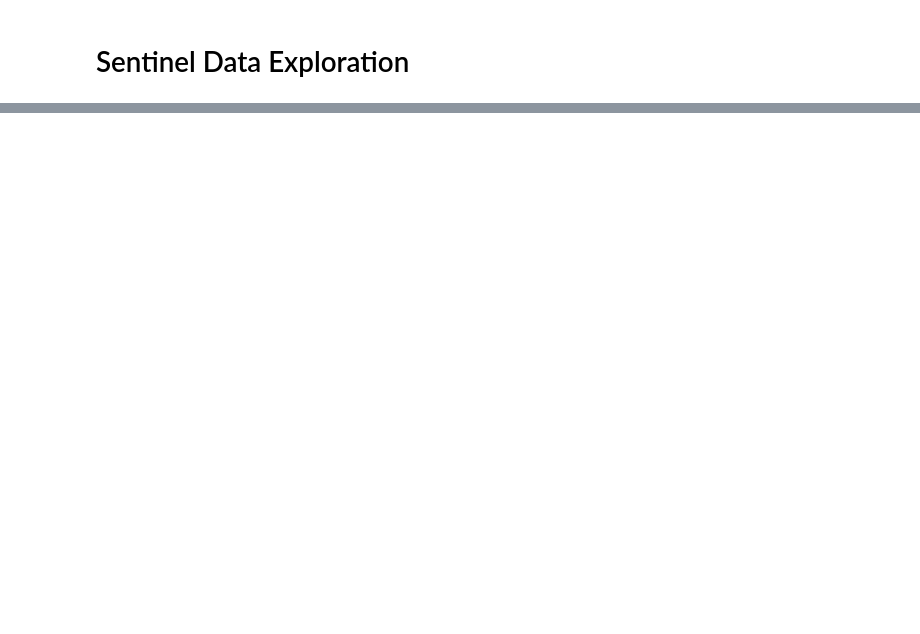
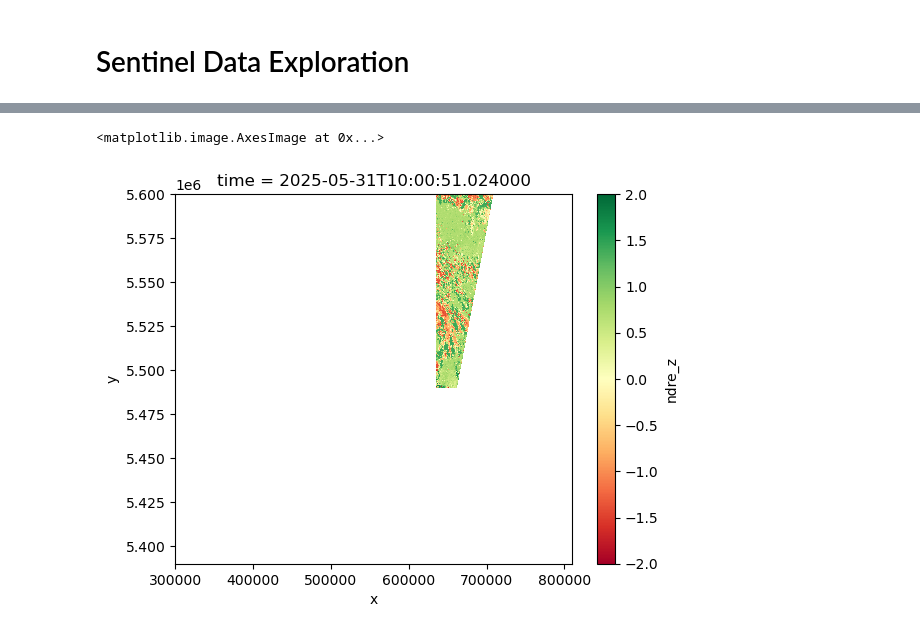
Before and after one commit to ana-sher/climate_analysis, a Jupyter notebook: notebooks/sentinel_data_exploration.ipynb, the cells around one changed output, grey strips where cells are left out. Drawn from its saved outputs; the diff is of its cells as text; code cells hidden in the pictures; blank space fills up the shorter version.

```diff
--- a/notebooks/sentinel_data_exploration.ipynb
+++ b/notebooks/sentinel_data_exploration.ipynb
@@ -147,12 +199,13 @@ msi = ds['b11'] / ds['b8a']
 # %%
 datasets = []
 for path in cloud_storage_urls:
-    ds = xr.open_zarr(path, chunks={},
+    ds = xr.open_zarr(path, chunks='auto',
                       group="/measurements/reflectance/r20m",
                       consolidated=True)
     t = [next(item[1] for item in id_date_collection if item[0] in path)]
     ds = ds.assign_coords(time=t)
     datasets.append(ds)
 
-combined = xr.concat(datasets, dim="time")
+combined = xr.concat(datasets, dim="time", join="outer")
+combined
 # %% [output]
@@ -159,0 +229,7 @@ KeyError: '.zmetadata'
+# %%
+ndre = (combined['b8a'] - combined['b05']) / (combined['b8a'] + combined['b05'])
+# reci = (combined['b07'] / combined['b05']) - 1
+msi = (combined['b8a'] - combined['b11']) / (combined['b8a'] + combined['b11'])
+combined['ndre'] = ndre
+combined['msi'] = msi
+combined
@@ -159,0 +256,3 @@ KeyError: '.zmetadata'
+# %%
+combined['ndre_z'] = (combined['ndre'] - combined['ndre'].mean(dim='time')) / combined['ndre'].std(dim='time')
+combined
@@ -159,0 +280,5 @@ KeyError: '.zmetadata'
+# %%
+combined['ndre_z'].isel(time=0).plot.imshow(vmin=-2, vmax=2, cmap='RdYlGn')
+# %% [output]
+<matplotlib.image.AxesImage at 0x...>
+[figure, added]
```
Also changed, not shown: parts of 11 cells of this notebook.
